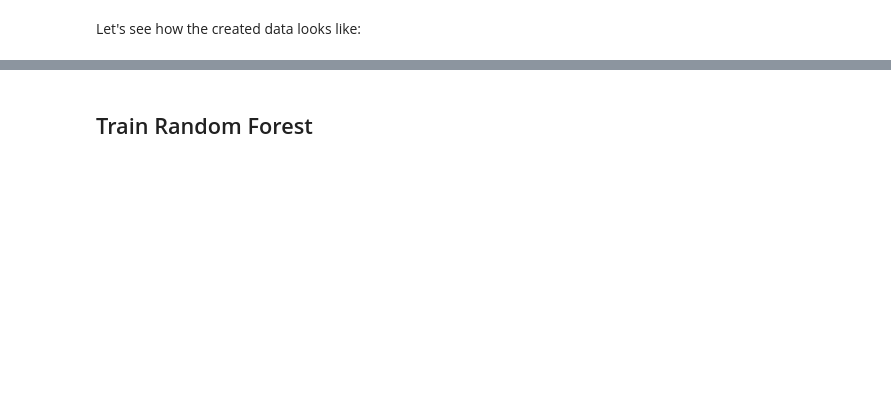
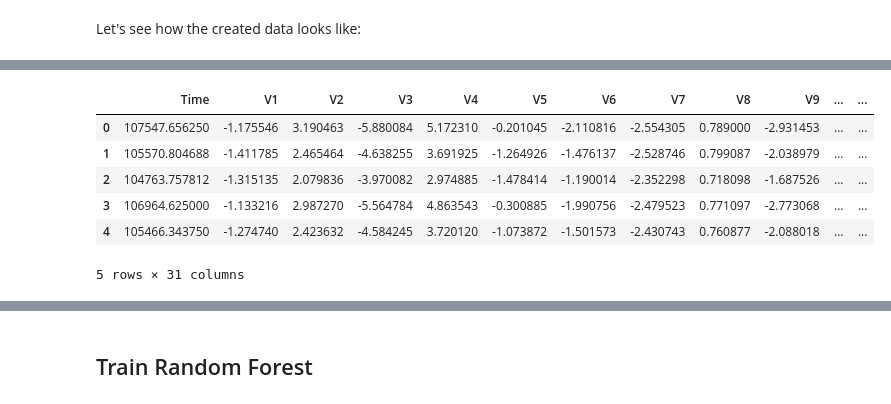
Before and after one commit to lschmiddey/deep_tabular_augmentation, a Jupyter notebook: DeepLearning_DataAugmentation_RF.ipynb, the cells around one changed output, grey strips where cells are left out. Cells and saved outputs as stored; diff of their text form; code cells hidden in the pictures; blank space fills up the shorter version.

```diff
--- a/DeepLearning_DataAugmentation_RF.ipynb
+++ b/DeepLearning_DataAugmentation_RF.ipynb
@@ -136,3 +120,15 @@ df_fake.describe().loc[['mean']]
+# %%
+df_fake = run.predict_df(learn, no_samples=difference_in_class_occurences, scaler=x_scaler)
+df_fake_with_noise = run.predict_with_noise_df(learn, no_samples=difference_in_class_occurences, mu=0, sigma=0.1, scaler=x_scaler)
+df_fake_with_noise.head()
+# %% [output]
+|  | Time | V1 | V2 | V3 | V4 | V5 | V6 | V7 | V8 | V9 | ... | ... |
+| 0 | 107547.656250 | -1.175546 | 3.190463 | -5.880084 | 5.172310 | -0.201045 | -2.110816 | -2.554305 | 0.789000 | -2.931453 | ... | ... |
+| 1 | 105570.804688 | -1.411785 | 2.465464 | -4.638255 | 3.691925 | -1.264926 | -1.476137 | -2.528746 | 0.799087 | -2.038979 | ... | ... |
+| 2 | 104763.757812 | -1.315135 | 2.079836 | -3.970082 | 2.974885 | -1.478414 | -1.190014 | -2.352298 | 0.718098 | -1.687526 | ... | ... |
+| 3 | 106964.625000 | -1.133216 | 2.987270 | -5.564784 | 4.863543 | -0.300885 | -1.990756 | -2.479523 | 0.771097 | -2.773068 | ... | ... |
+| 4 | 105466.343750 | -1.274740 | 2.423632 | -4.584245 | 3.720120 | -1.073872 | -1.501573 | -2.430743 | 0.760877 | -2.088018 | ... | ... |
+5 rows × 31 columns
 # %%
 df_fake_with_noise.describe().loc[['mean']]
 # %% [output]
```
Also changed, not shown: parts of 48 cells of this notebook, 1 other file.
